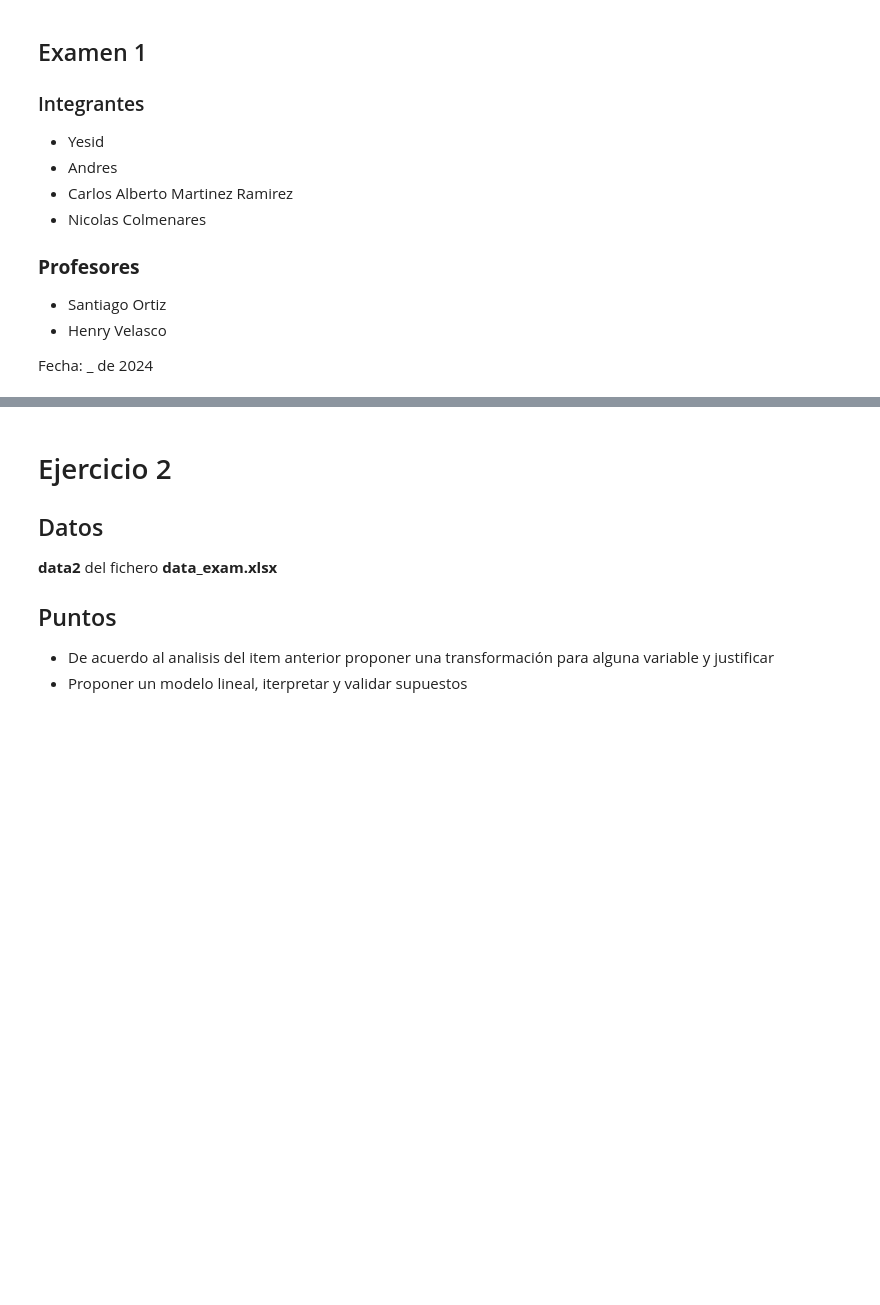
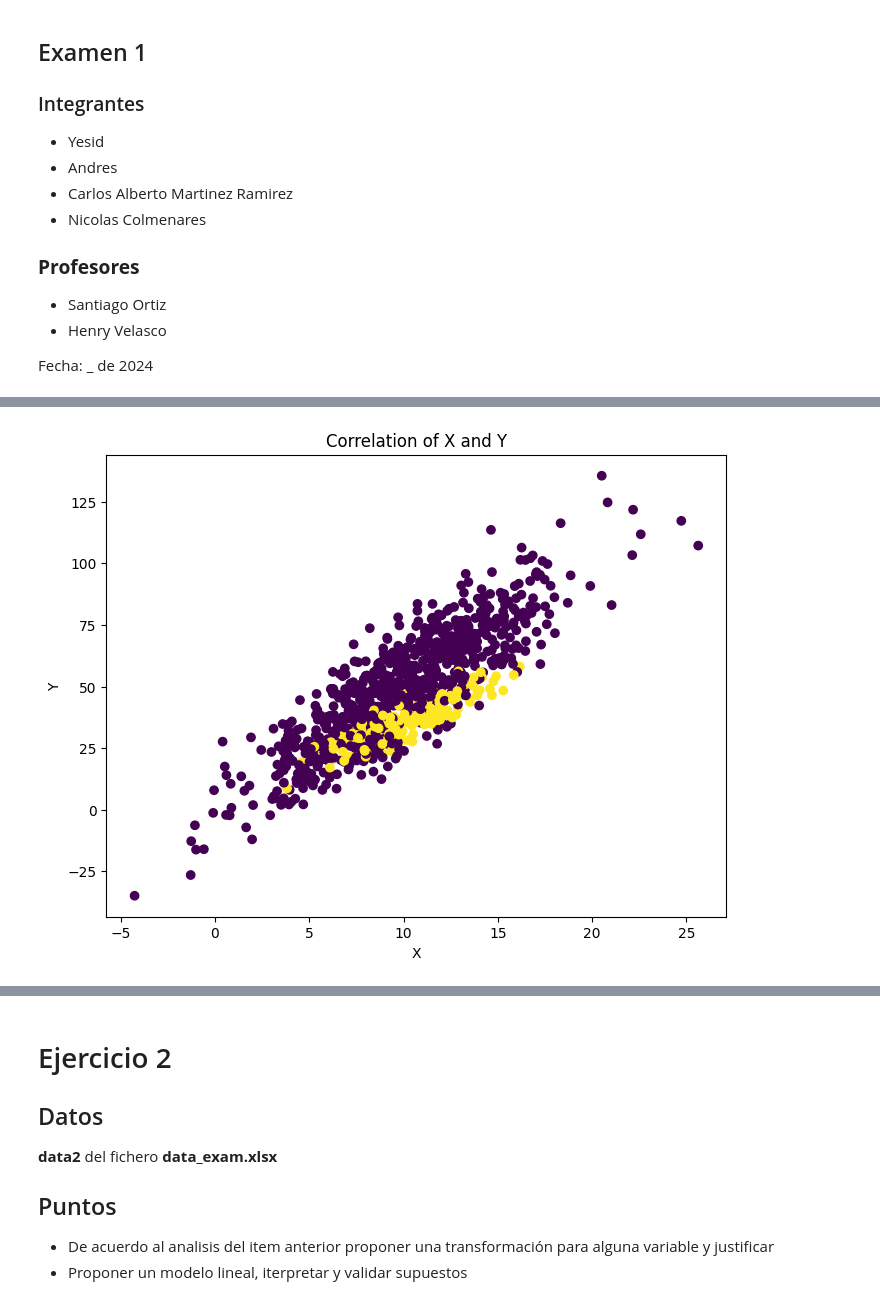
Before and after one commit to cam2149/MachinelearningI, a Jupyter notebook: Examen1.ipynb, the cells around one changed output, grey strips where cells are left out. Cells and saved outputs as stored; diff of their text form; code cells hidden in the pictures; blank space fills up the shorter version.

```diff
--- a/Examen1.ipynb
+++ b/Examen1.ipynb
@@ -40,0 +41,4 @@ Fecha: _ de 2024
+# %%
+url = 'https://github.com/cam2149/MachinelearningI/raw/85795f6469ebde1f693b7cb6c893c10135408974/data_exam1.xlsx'
+
+df=pd.read_excel(url, sheet_name='data1')
@@ -40,0 +61,12 @@ Fecha: _ de 2024
+# %%
+# @title Correlation of X and Y
+
+import matplotlib.pyplot as plt
+
+plt.figure(figsize=(8, 6))
+plt.scatter(df['X'], df['Y'], c=df['Ind'], cmap='viridis')
+plt.title('Correlation of X and Y')
+plt.xlabel('X')
+_ = plt.ylabel('Y')
+# %% [output]
+[figure, added]
```
Also changed, not shown: parts of 7 cells of this notebook.
